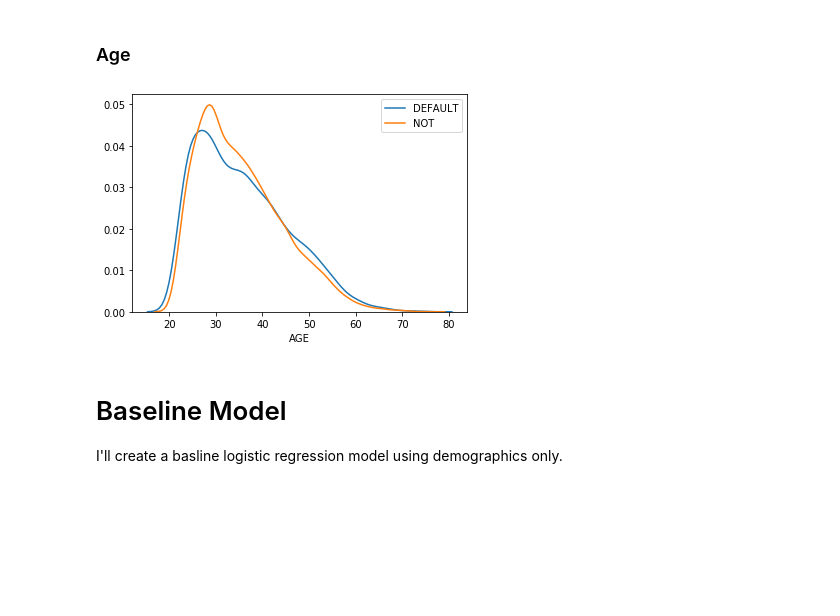
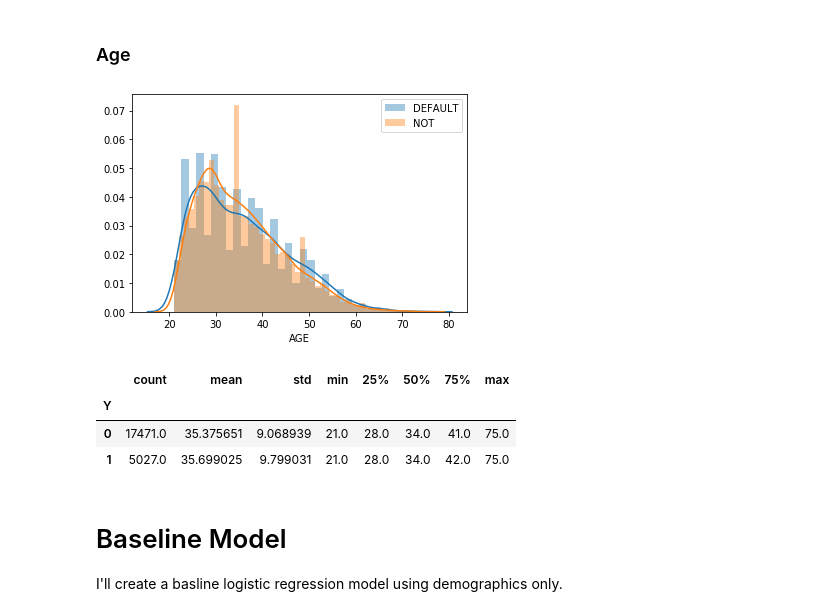
Before and after one commit to stereopickle/credit_card_default_classification, a Jupyter notebook: 010.Process.ipynb, the cells around one changed output. Cells and saved outputs as stored; diff of their text form; code cells hidden in the pictures; blank space fills up the shorter version.

```diff
--- a/010.Process.ipynb
+++ b/010.Process.ipynb
@@ -182,13 +198,20 @@ I'm guessing 0 values are ones we don't have the information for but I'm going t
 # %% [markdown]
 ### Age
 # %%
-sns.distplot(df[df.Y == 1]['AGE'], hist = False, label='DEFAULT')
-sns.distplot(df[df.Y == 0]['AGE'], hist = False, label='NOT')
+sns.distplot(df[df.Y == 1]['AGE'], label='DEFAULT')
+sns.distplot(df[df.Y == 0]['AGE'], label='NOT')
 
 plt.legend()
 plt.show()
 # %% [output]
-[figure, old version]
+[figure, new version]
+# %%
+df.groupby('Y').AGE.describe()
+# %% [output]
+|  | count | mean | std | min | 25% | 50% | 75% | max |
+| Y |  |  |  |  |  |  |  |  |
+| 0 | 17471.0 | 35.375651 | 9.068939 | 21.0 | 28.0 | 34.0 | 41.0 | 75.0 |
+| 1 | 5027.0 | 35.699025 | 9.799031 | 21.0 | 28.0 | 34.0 | 42.0 | 75.0 |
 # %% [markdown]
 # Baseline Model
 I'll create a basline logistic regression model using demographics only.
```
Also changed, not shown: parts of 64 cells of this notebook.
